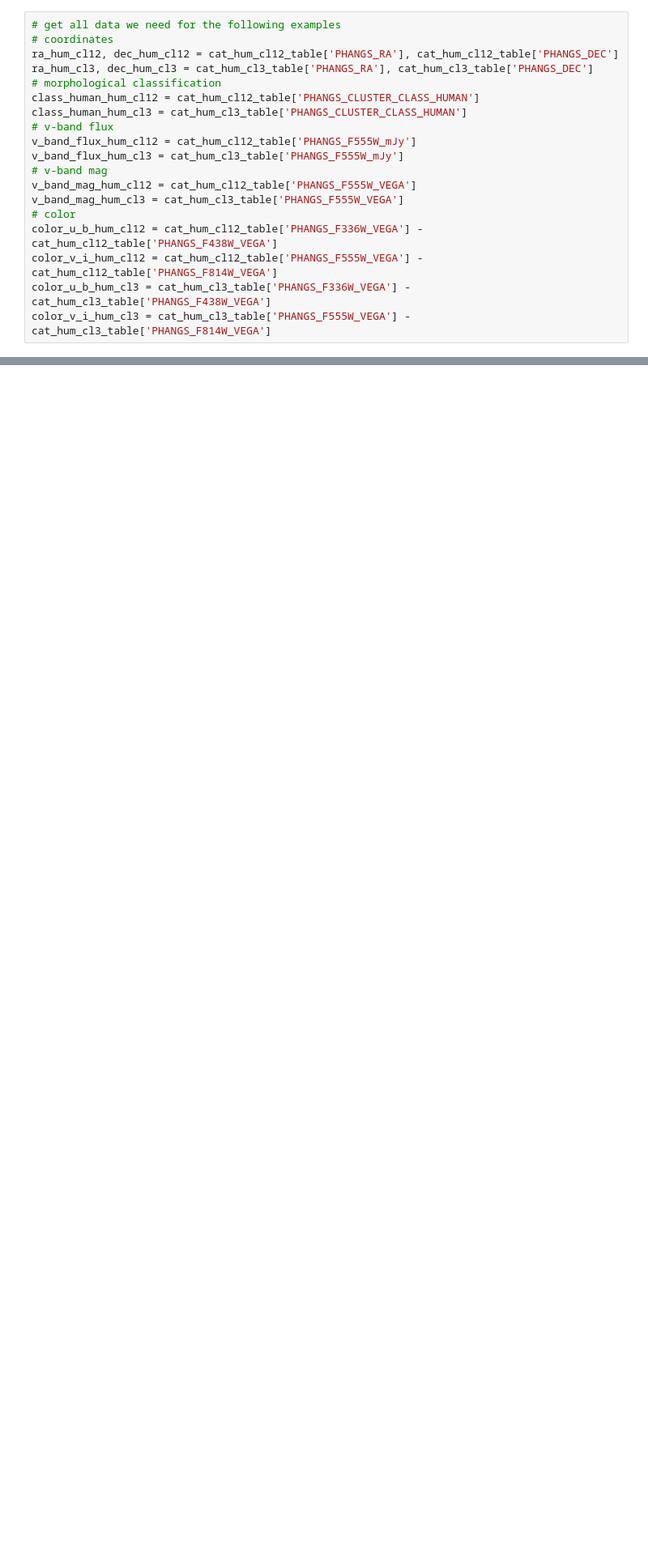
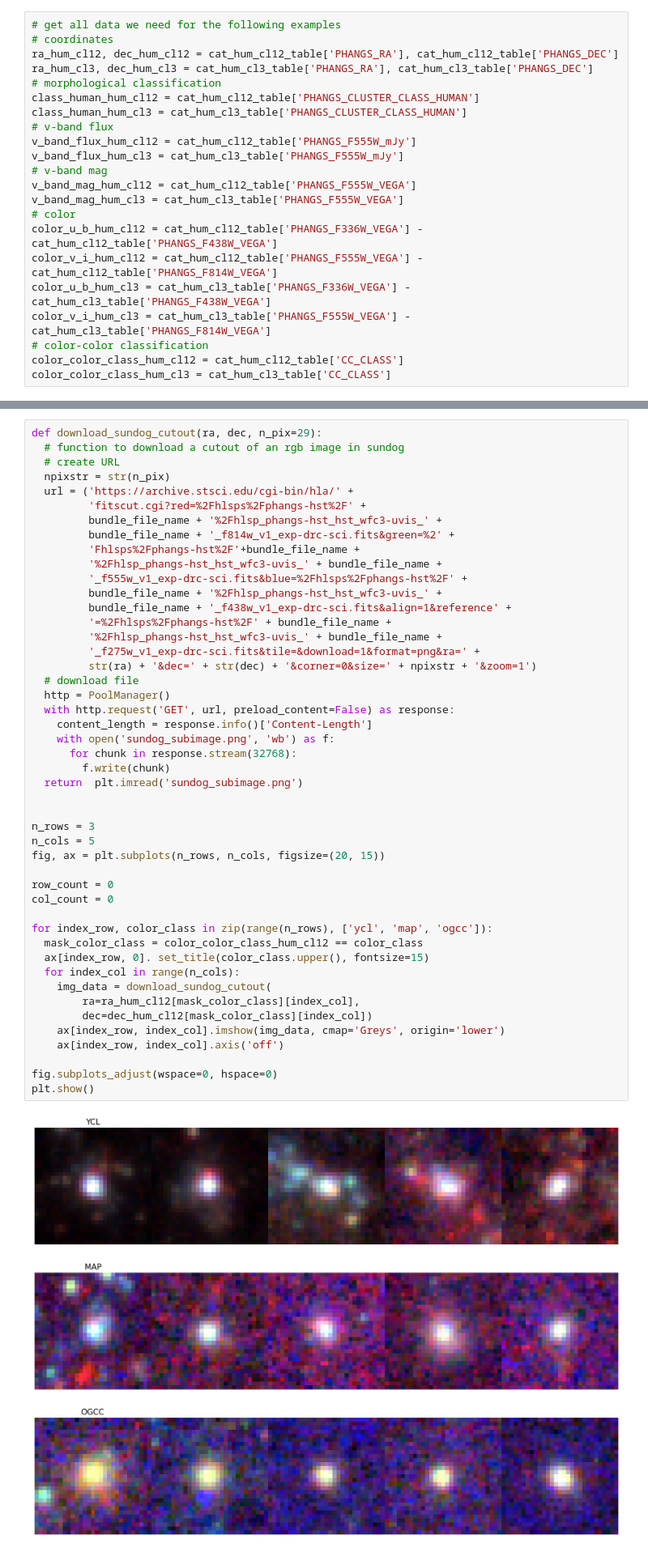
Before and after one commit to DanielMaschmann/PHANGS_HST_star_cluster, a Jupyter notebook: accessing_phangs_hst_cat.ipynb, the cells around one changed output, grey strips where cells are left out. Shown: that part at 81% size. Saved outputs shown, nothing was run; the diff lists cells and outputs as text; blank space fills up the shorter version.

```diff
--- a/accessing_phangs_hst_cat.ipynb
+++ b/accessing_phangs_hst_cat.ipynb
@@ -177,3 +177,6 @@ color_u_b_hum_cl12 = cat_hum_cl12_table['PHANGS_F336W_VEGA'] - cat_hum_cl12_tabl
 color_v_i_hum_cl12 = cat_hum_cl12_table['PHANGS_F555W_VEGA'] - cat_hum_cl12_table['PHANGS_F814W_VEGA']
 color_u_b_hum_cl3 = cat_hum_cl3_table['PHANGS_F336W_VEGA'] - cat_hum_cl3_table['PHANGS_F438W_VEGA']
 color_v_i_hum_cl3 = cat_hum_cl3_table['PHANGS_F555W_VEGA'] - cat_hum_cl3_table['PHANGS_F814W_VEGA']
+# color-color classification
+color_color_class_hum_cl12 = cat_hum_cl12_table['CC_CLASS']
+color_color_class_hum_cl3 = cat_hum_cl3_table['CC_CLASS']
@@ -381,3 +394,52 @@ ax.legend(fontsize=15, loc=3)
 plt.show()
 # %% [output]
 [figure]
+# %%
+def download_sundog_cutout(ra, dec, n_pix=29):
+  # function to download a cutout of an rgb image in sundog
+  # create URL
+  npixstr = str(n_pix)
+  url = ('https://archive.stsci.edu/cgi-bin/hla/' +
+         'fitscut.cgi?red=%2Fhlsps%2Fphangs-hst%2F' +
+         bundle_file_name + '%2Fhlsp_phangs-hst_hst_wfc3-uvis_' +
+         bundle_file_name + '_f814w_v1_exp-drc-sci.fits&green=%2' +
+         'Fhlsps%2Fphangs-hst%2F'+bundle_file_name +
+         '%2Fhlsp_phangs-hst_hst_wfc3-uvis_' + bundle_file_name +
+         '_f555w_v1_exp-drc-sci.fits&blue=%2Fhlsps%2Fphangs-hst%2F' +
+         bundle_file_name + '%2Fhlsp_phangs-hst_hst_wfc3-uvis_' +
+         bundle_file_name + '_f438w_v1_exp-drc-sci.fits&align=1&reference' +
+         '=%2Fhlsps%2Fphangs-hst%2F' + bundle_file_name +
+         '%2Fhlsp_phangs-hst_hst_wfc3-uvis_' + bundle_file_name +
+         '_f275w_v1_exp-drc-sci.fits&tile=&download=1&format=png&ra=' +
+         str(ra) + '&dec=' + str(dec) + '&corner=0&size=' + npixstr + '&zoom=1')
+  # download file
+  http = PoolManager()
+  with http.request('GET', url, preload_content=False) as response:
+    content_length = response.info()['Content-Length']
+    with open('sundog_subimage.png', 'wb') as f:
+      for chunk in response.stream(32768):
+        f.write(chunk)
+  return  plt.imread('sundog_subimage.png')
+
+
+n_rows = 3
+n_cols = 5
+fig, ax = plt.subplots(n_rows, n_cols, figsize=(20, 15))
+
+row_count = 0
+col_count = 0
+
+for index_row, color_class in zip(range(n_rows), ['ycl', 'map', 'ogcc']):
+  mask_color_class = color_color_class_hum_cl12 == color_class
+  ax[index_row, 0]. set_title(color_class.upper(), fontsize=15)
+  for index_col in range(n_cols):
+    img_data = download_sundog_cutout(
+        ra=ra_hum_cl12[mask_color_class][index_col],
+        dec=dec_hum_cl12[mask_color_class][index_col])
+    ax[index_row, index_col].imshow(img_data, cmap='Greys', origin='lower')
+    ax[index_row, index_col].axis('off')
+
+fig.subplots_adjust(wspace=0, hspace=0)
+plt.show()
+# %% [output]
+[figure, added]
```
Also changed, not shown: parts of 2 cells of this notebook.
